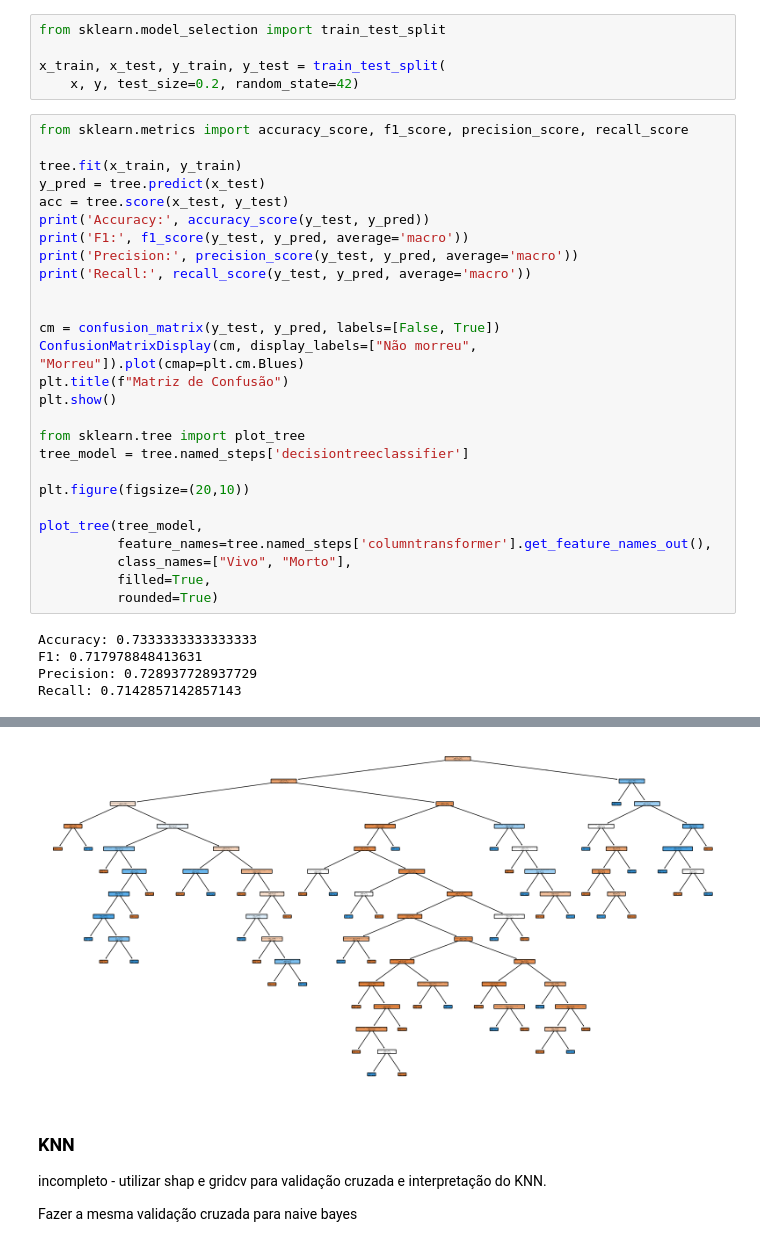
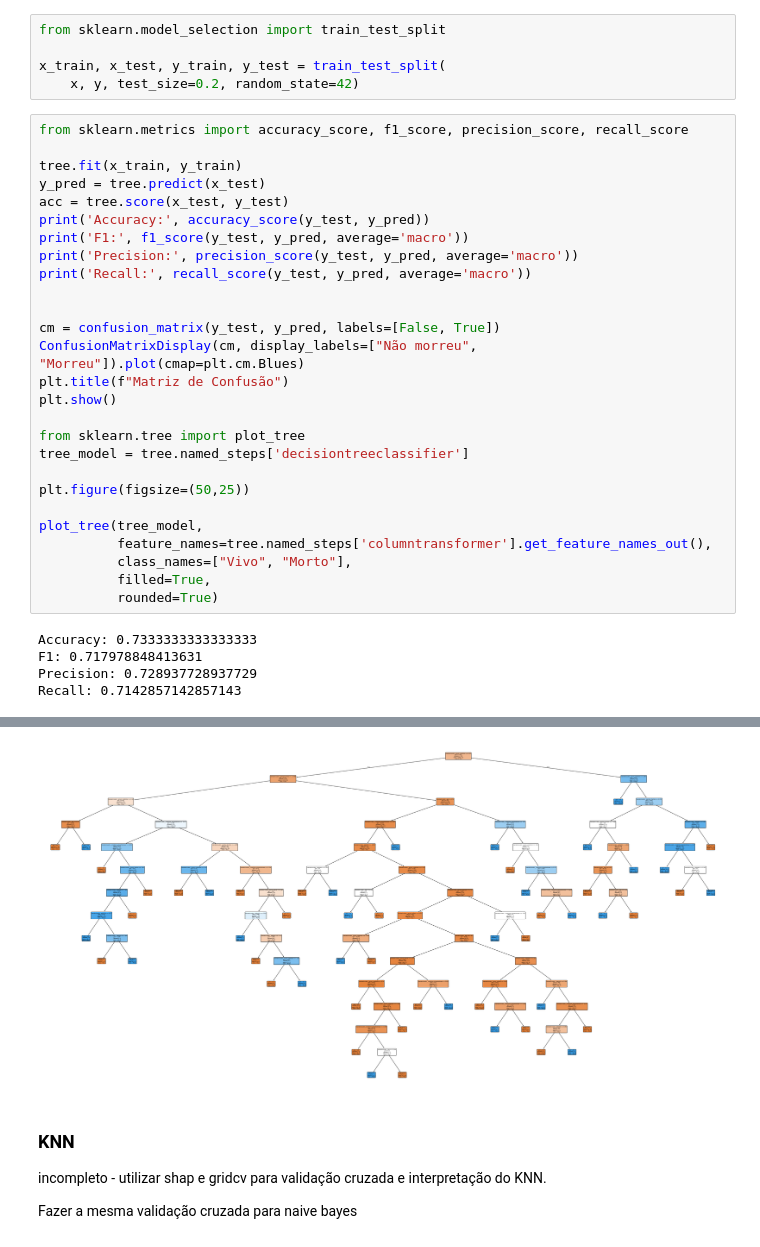
Before and after one commit to gustavord/t1-ml, a Jupyter notebook: Treinando_um_primeiro_Modelo.ipynb, the cells around one changed output, grey strips where cells are left out. Saved outputs shown, nothing was run; the diff lists cells and outputs as text.

```diff
--- a/Treinando_um_primeiro_Modelo.ipynb
+++ b/Treinando_um_primeiro_Modelo.ipynb
@@ -197,7 +197,7 @@ plt.show()
 from sklearn.tree import plot_tree
 tree_model = tree.named_steps['decisiontreeclassifier']
 
-plt.figure(figsize=(20,10))
+plt.figure(figsize=(50,25))
 
 plot_tree(tree_model,
           feature_names=tree.named_steps['columntransformer'].get_feature_names_out(),
@@ -213,21 +213,21 @@ Recall: 0.7142857142857143
 [Text(0.6097261235955056, 0.9666666666666667, 'standard-scaler__serum_creatinine <= 0.431\ngini = 0.418\nsamples = 239\nvalue = [168, 71]\nclass = Vivo'),
  Text(0.35428370786516855, 0.9, 'standard-scaler__ejection_fraction <= -0.496\ngini = 0.331\nsamples = 201\nvalue = [159, 42]\nclass = Vivo'),
  Text(0.4820049157303371, 0.9333333333333333, 'True  '),
  Text(0.11797752808988764, 0.8333333333333334, 'standard-scaler__serum_creatinine <= -0.44\ngini = 0.491\nsamples = 53\nvalue = [30, 23]\nclass = Vivo'),
  Text(0.0449438202247191, 0.7666666666666667, 'standard-scaler__age <= 0.037\ngini = 0.165\nsamples = 11\nvalue = [10, 1]\nclass = Vivo'),
  Text(0.02247191011235955, 0.7, 'gini = 0.0\nsamples = 10\nvalue = [10, 0]\nclass = Vivo'),
  Text(0.06741573033707865, 0.7, 'gini = 0.0\nsamples = 1\nvalue = [0, 1]\nclass = Morto'),
  Text(0.19101123595505617, 0.7666666666666667, 'standard-scaler__creatinine_phosphokinase <= -0.417\ngini = 0.499\nsamples = 42\nvalue = [20, 22]\nclass = Morto'),
  Text(0.11235955056179775, 0.7, 'standard-scaler__creatinine_phosphokinase <= -0.544\ngini = 0.415\nsamples = 17\nvalue = [5, 12]\nclass = Morto'),
  Text(0.0898876404494382, 0.6333333333333333, 'gini = 0.0\nsamples = 2\nvalue = [2, 0]\nclass = Vivo'),
  Text(0.1348314606741573, 0.6333333333333333, 'standard-scaler__serum_sodium <= 1.485\ngini = 0.32\nsamples = 15\nvalue = [3, 12]\nclass = Morto'),
  Text(0.11235955056179775, 0.5666666666666667, 'standard-scaler__platelets <= 1.702\ngini = 0.245\nsamples = 14\nvalue = [2, 12]\nclass = Morto'),
 ... (93 lines left out)
  Text(0.9550561797752809, 0.6333333333333333, 'standard-scaler__platelets <= -0.061\ngini = 0.5\nsamples = 2\nvalue = [1, 1]\nclass = Vivo'),
  Text(0.9325842696629213, 0.5666666666666667, 'gini = 0.0\nsamples = 1\nvalue = [1, 0]\nclass = Vivo'),
  Text(0.9775280898876404, 0.5666666666666667, 'gini = 0.0\nsamples = 1\nvalue = [0, 1]\nclass = Morto'),
  Text(0.9775280898876404, 0.7, 'gini = 0.0\nsamples = 1\nvalue = [1, 0]\nclass = Vivo')]
-[figure, old version]
+[figure, new version]
 # %% [markdown]
 ### KNN
 incompleto - utilizar shap e gridcv para validação cruzada e interpretação do KNN.
```
Also changed, not shown: parts of 5 cells of this notebook.
